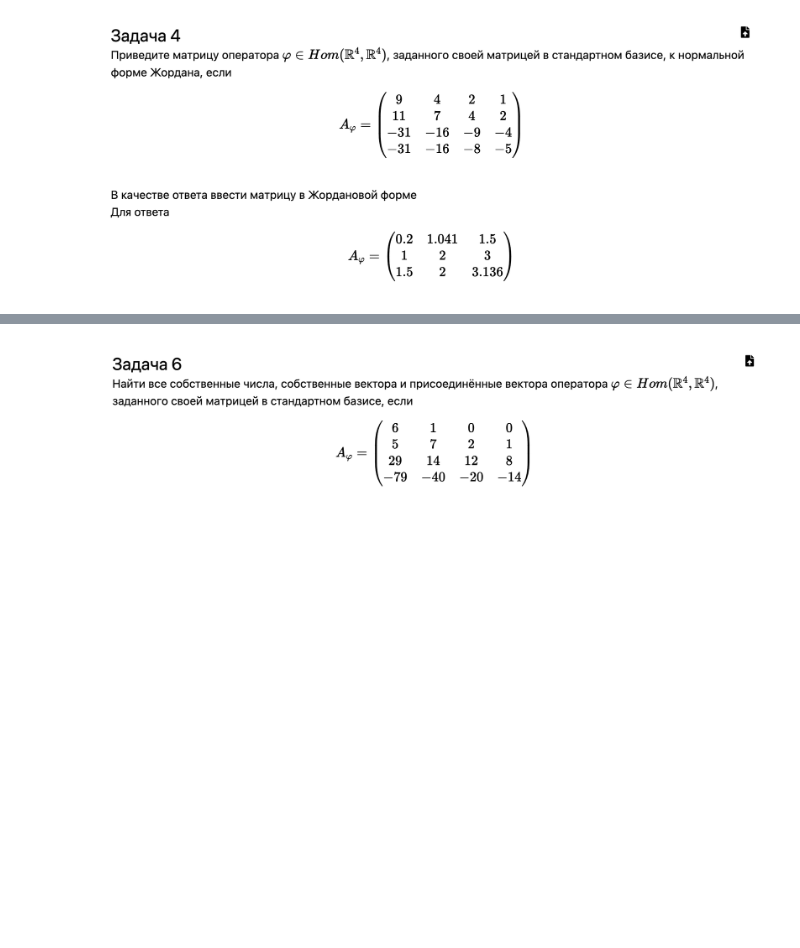
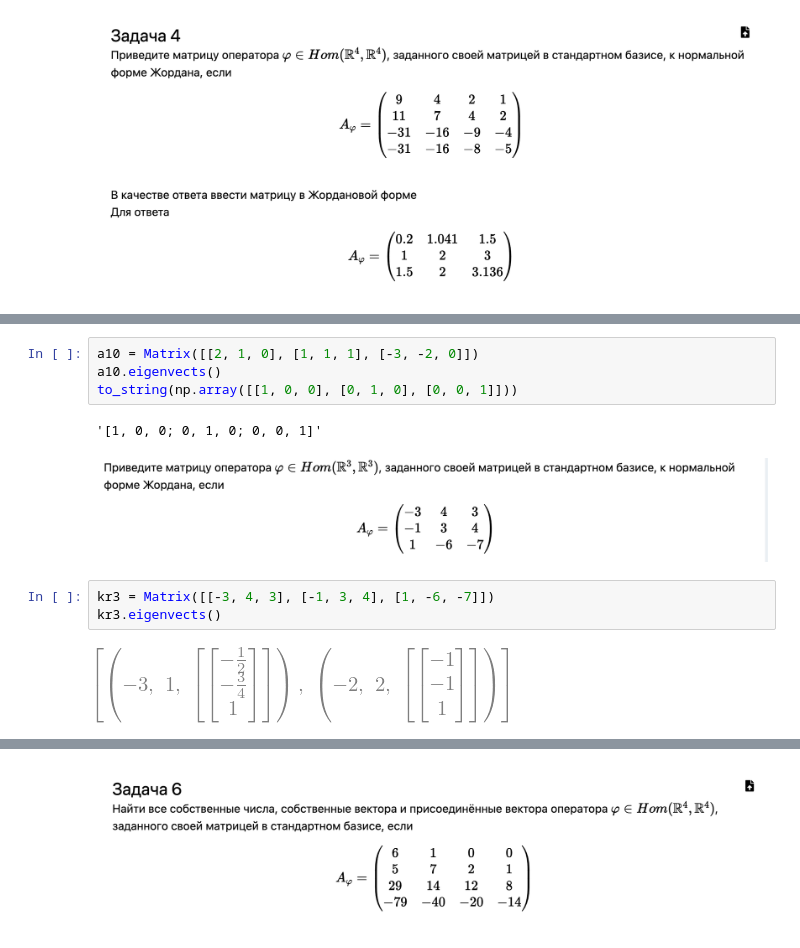
Before and after one commit to lilpuzeen/Calculus-S1-2, a Jupyter notebook: LinAlg/HW/fourth.ipynb, the cells around one changed output, grey strips where cells are left out. Drawn from its saved outputs; the diff is of its cells as text; blank space fills up the shorter version.

```diff
--- a/LinAlg/HW/fourth.ipynb
+++ b/LinAlg/HW/fourth.ipynb
@@ -222,0 +298,13 @@ M_4_result
+# %%
+a10 = Matrix([[2, 1, 0], [1, 1, 1], [-3, -2, 0]])
+a10.eigenvects()
+to_string(np.array([[1, 0, 0], [0, 1, 0], [0, 0, 1]]))
+# %% [output]
+'[1, 0, 0; 0, 1, 0; 0, 0, 1]'
+# %% [markdown]
+![Screenshot 2024-04-06 at 19.31.11.png](attachment:0343827e-8543-4394-b53c-0456453fcd86.png)
+# %%
+kr3 = Matrix([[-3, 4, 3], [-1, 3, 4], [1, -6, -7]])
+kr3.eigenvects()
+# %% [output]
+[figure, added]
```
Also changed, not shown: parts of 28 cells of this notebook, 26 other files.
